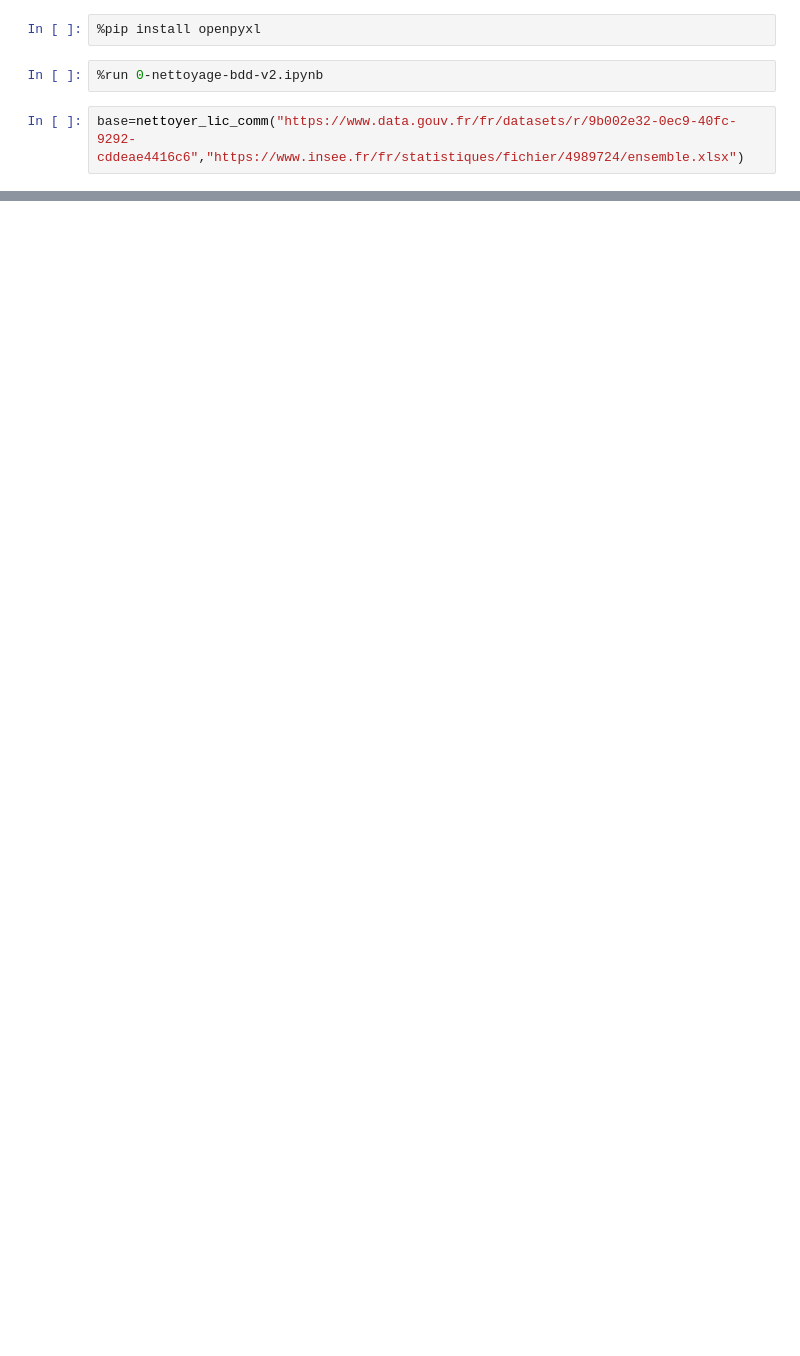
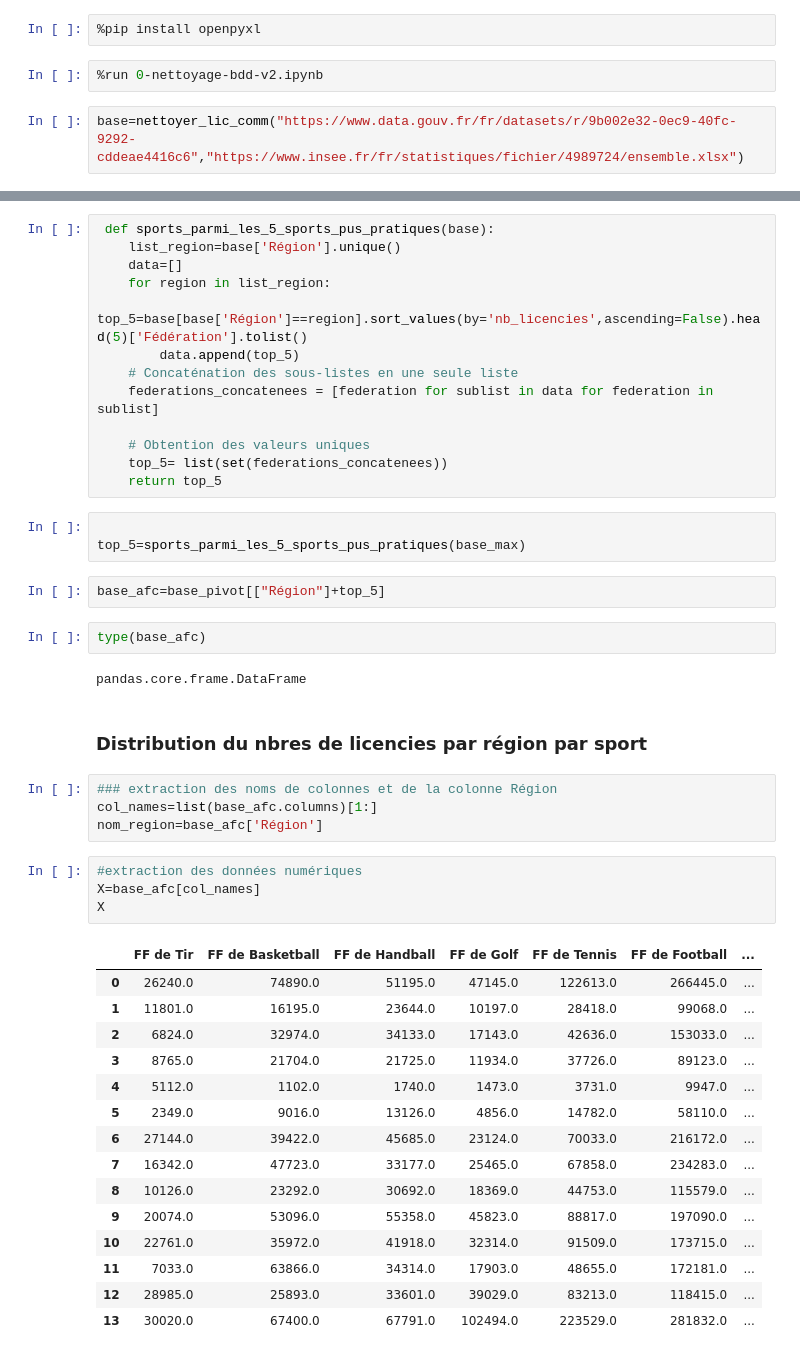
Before and after one commit to paulrsnn/projet-python, a Jupyter notebook: regionales.ipynb, the cells around one changed output, grey strips where cells are left out. Saved outputs shown, nothing was run; the diff lists cells and outputs as text; blank space fills up the shorter version.

Commit message:
profil lignes et colonnes pour reperer les différentes associations pour préparer l'afc

```diff
--- a/regionales.ipynb
+++ b/regionales.ipynb
@@ -26,0 +151,48 @@ base
+# %%
+ def sports_parmi_les_5_sports_pus_pratiques(base):
+    list_region=base['Région'].unique()
+    data=[]
+    for region in list_region:
+        top_5=base[base['Région']==region].sort_values(by='nb_licencies',ascending=False).head(5)['Fédération'].tolist()
+        data.append(top_5)
+    # Concaténation des sous-listes en une seule liste
+    federations_concatenees = [federation for sublist in data for federation in sublist]
+
+    # Obtention des valeurs uniques
+    top_5= list(set(federations_concatenees))
+    return top_5
+# %%
+
+top_5=sports_parmi_les_5_sports_pus_pratiques(base_max)
+# %%
+base_afc=base_pivot[["Région"]+top_5]
+# %%
+type(base_afc)
+# %% [output]
+pandas.core.frame.DataFrame
+# %% [markdown]
+### Distribution du nbres de licencies par région par sport
+# %%
+### extraction des noms de colonnes et de la colonne Région
+col_names=list(base_afc.columns)[1:]
+nom_region=base_afc['Région']
+# %%
+#extraction des données numériques
+X=base_afc[col_names]
+X
+# %% [output]
+|  | FF de Tir | FF de Basketball | FF de Handball | FF de Golf | FF de Tennis | FF de Football | ... |
+| 0 | 26240.0 | 74890.0 | 51195.0 | 47145.0 | 122613.0 | 266445.0 | ... |
+| 1 | 11801.0 | 16195.0 | 23644.0 | 10197.0 | 28418.0 | 99068.0 | ... |
+| 2 | 6824.0 | 32974.0 | 34133.0 | 17143.0 | 42636.0 | 153033.0 | ... |
+| 3 | 8765.0 | 21704.0 | 21725.0 | 11934.0 | 37726.0 | 89123.0 | ... |
+| 4 | 5112.0 | 1102.0 | 1740.0 | 1473.0 | 3731.0 | 9947.0 | ... |
+| 5 | 2349.0 | 9016.0 | 13126.0 | 4856.0 | 14782.0 | 58110.0 | ... |
+| 6 | 27144.0 | 39422.0 | 45685.0 | 23124.0 | 70033.0 | 216172.0 | ... |
+| 7 | 16342.0 | 47723.0 | 33177.0 | 25465.0 | 67858.0 | 234283.0 | ... |
+| 8 | 10126.0 | 23292.0 | 30692.0 | 18369.0 | 44753.0 | 115579.0 | ... |
+| 9 | 20074.0 | 53096.0 | 55358.0 | 45823.0 | 88817.0 | 197090.0 | ... |
+| 10 | 22761.0 | 35972.0 | 41918.0 | 32314.0 | 91509.0 | 173715.0 | ... |
+| 11 | 7033.0 | 63866.0 | 34314.0 | 17903.0 | 48655.0 | 172181.0 | ... |
+| 12 | 28985.0 | 25893.0 | 33601.0 | 39029.0 | 83213.0 | 118415.0 | ... |
+| 13 | 30020.0 | 67400.0 | 67791.0 | 102494.0 | 223529.0 | 281832.0 | ... |
```
Also changed, not shown: parts of 16 cells of this notebook.
